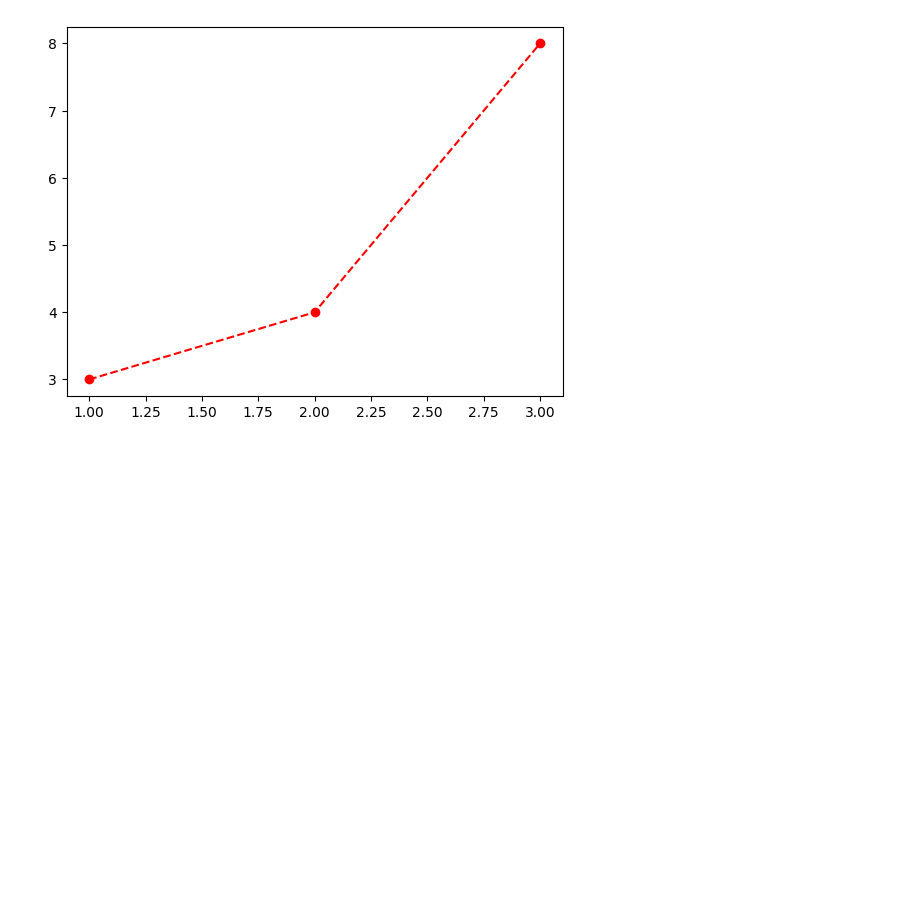
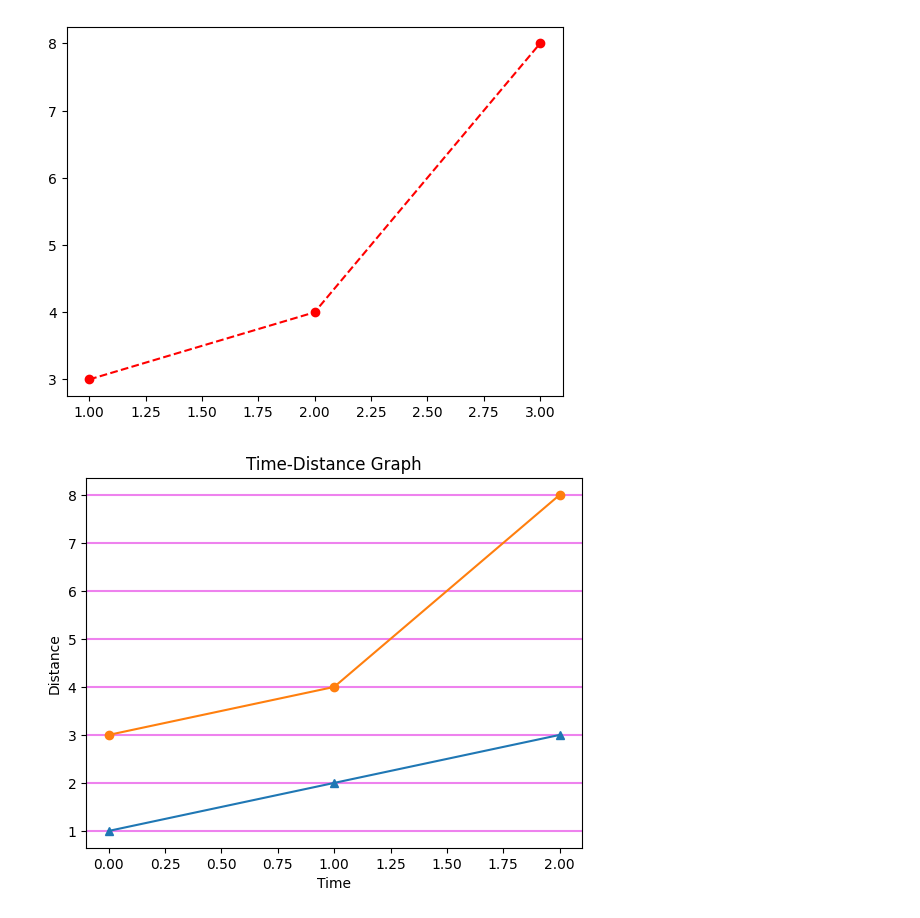
Before and after one commit to anandu-pn/S3, a Jupyter notebook: Data Science/basic_05_08_25.ipynb, the cells around one changed output. Saved outputs shown, nothing was run; the diff lists cells and outputs as text; code cells hidden in the pictures; blank space fills up the shorter version.

Commit message:
plots

```diff
--- a/Data Science/basic_05_08_25.ipynb
+++ b/Data Science/basic_05_08_25.ipynb
@@ -58,3 +58,16 @@ plt.plot(x,y,'o--r')
 plt.show()
 # %% [output]
 [figure]
+# %%
+x1=np.array([1,2,3])
+x2=np.array([3,4,8])
+plt.plot(x1,marker='^')
+plt.plot(x2,marker='o')
+plt.xlabel("Time")
+plt.ylabel("Distance")
+plt.title("Time-Distance Graph")
+plt.grid(axis='y',color='violet',linewidth=1.5)
+
+plt.show()
+# %% [output]
+[figure, added]
```
Also changed, not shown: parts of 8 cells of this notebook.
